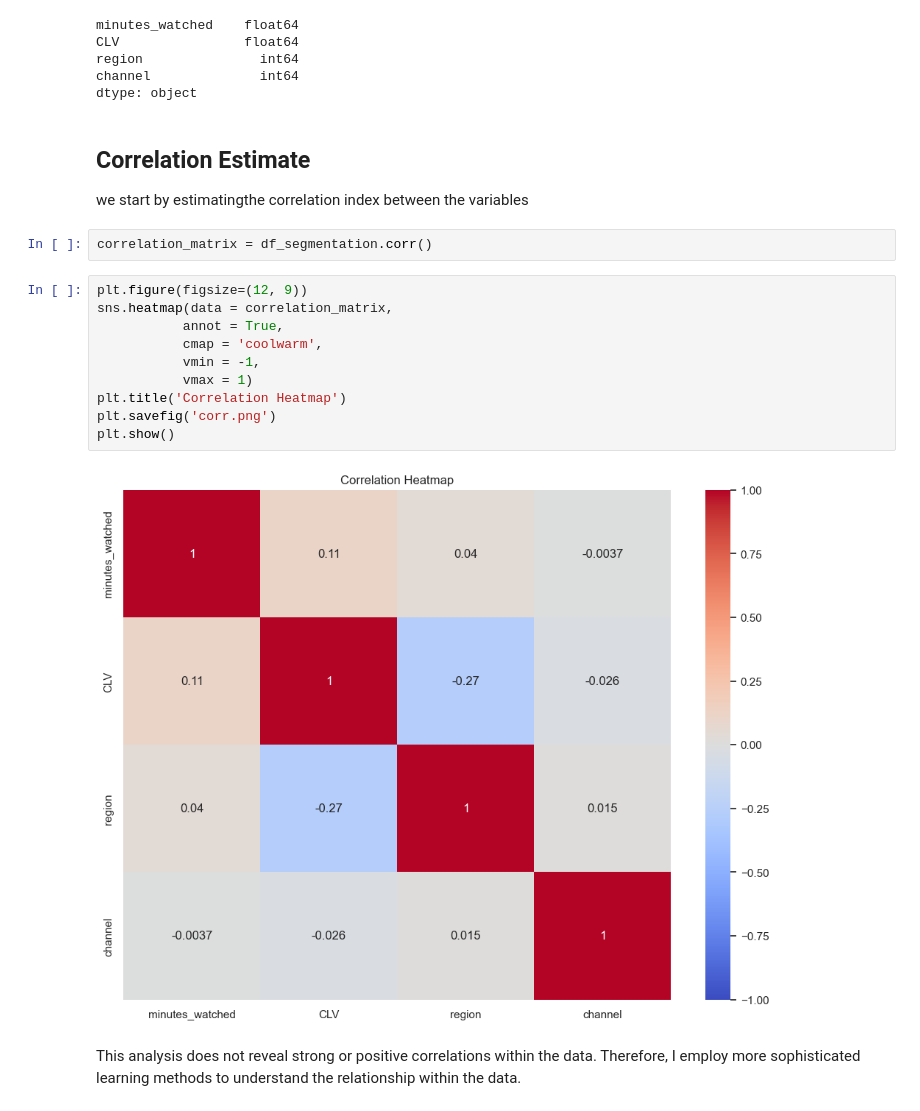
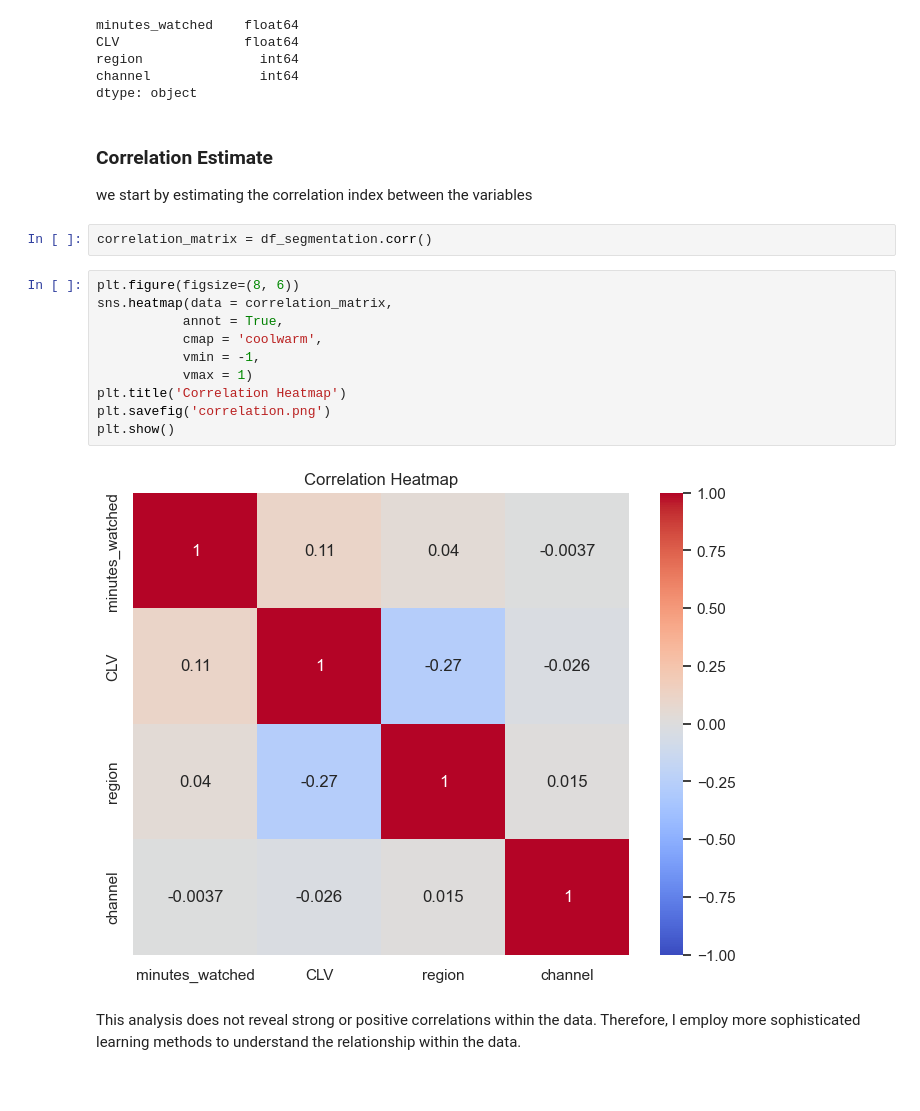
Before and after one commit to RabindraManandhar/Customer-Segmentation-in-Marketing-with-Python-Project, a Jupyter notebook: Project.ipynb, the cells around one changed output. Drawn from its saved outputs; the diff is of its cells as text.

```diff
--- a/Project.ipynb
+++ b/Project.ipynb
@@ -81,23 +86,23 @@ region               int64
 channel              int64
 dtype: object
 # %% [markdown]
-## Correlation Estimate
+### Correlation Estimate
 
-we start by estimatingthe correlation index between the variables
+we start by estimating the correlation index between the variables
 # %%
 correlation_matrix = df_segmentation.corr()
 # %%
-plt.figure(figsize=(12, 9))
+plt.figure(figsize=(8, 6))
 sns.heatmap(data = correlation_matrix,
            annot = True,
            cmap = 'coolwarm',
            vmin = -1,
            vmax = 1)
 plt.title('Correlation Heatmap')
-plt.savefig('corr.png')
+plt.savefig('correlation.png')
 plt.show()
 # %% [output]
-[figure, old version]
+[figure, new version]
 # %% [markdown]
 This analysis does not reveal strong or positive correlations within the data. Therefore, I employ more sophisticated learning methods to understand the relationship within the data.
 # %% [markdown]
```
Also changed, not shown: parts of 19 cells of this notebook, 6 other files.
